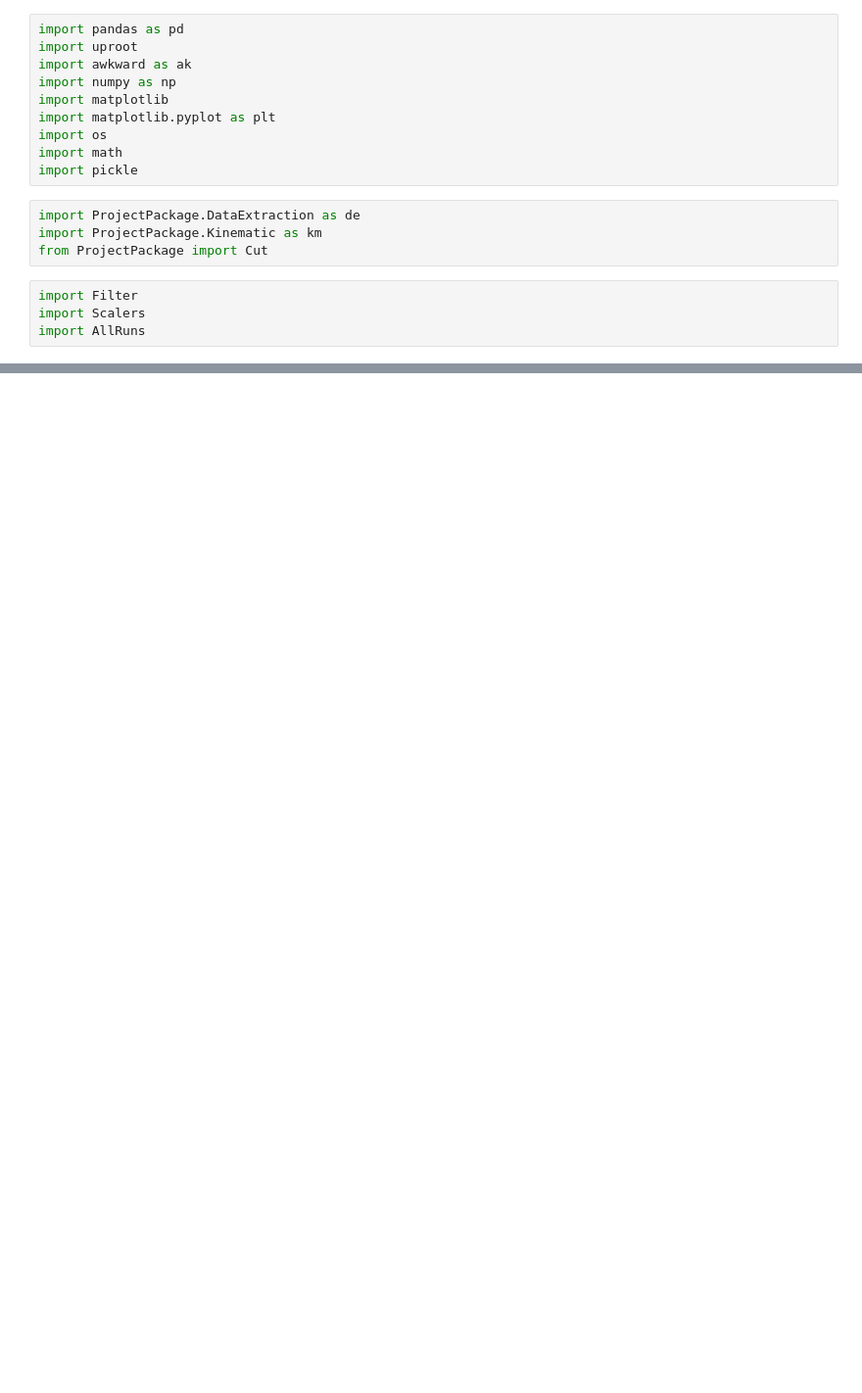
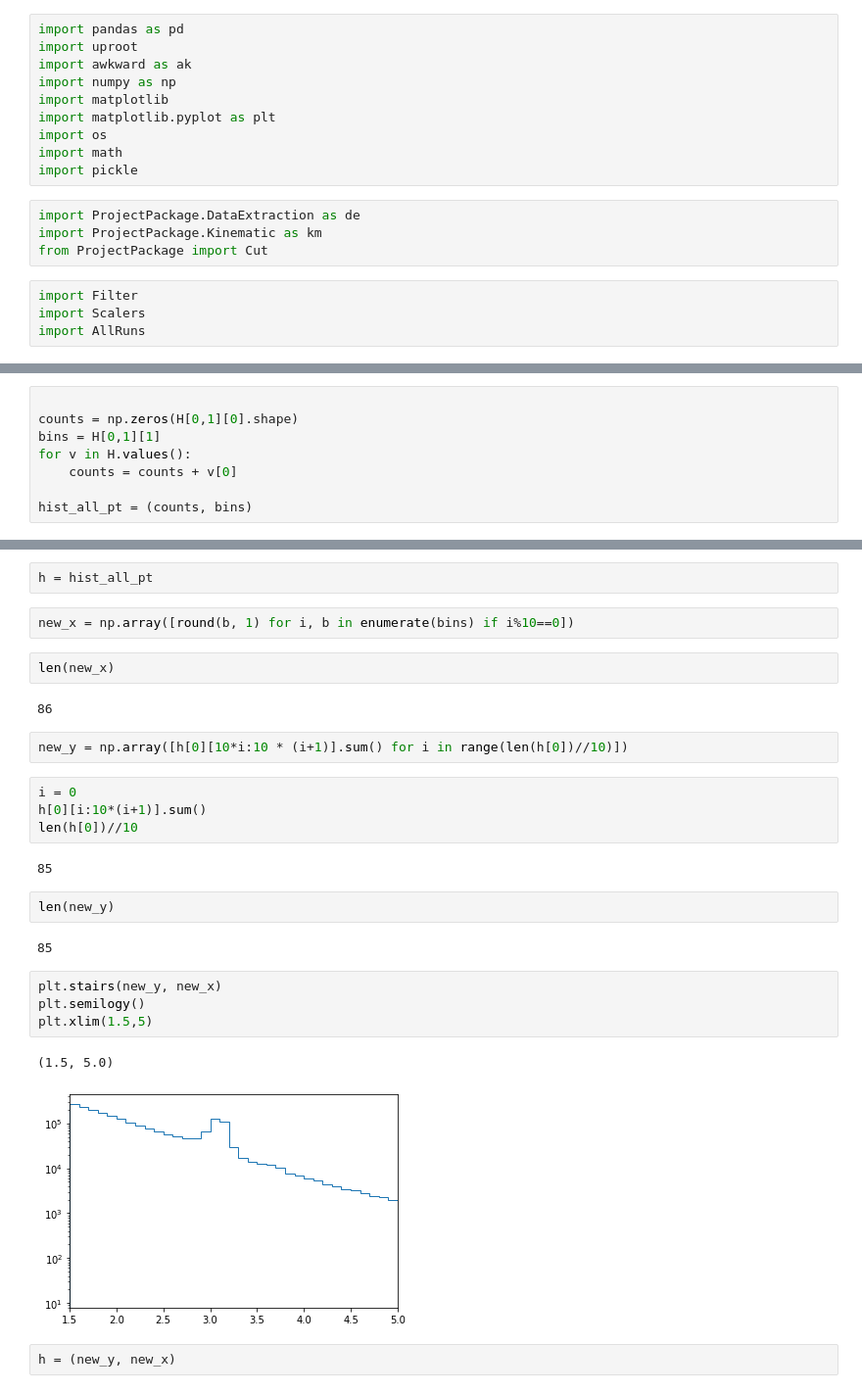
Before and after one commit to matteoIMT/qqbar2mumu-2021, a Jupyter notebook: All_runs.ipynb, the cells around one changed output, grey strips where cells are left out. Shown at 98% size. Drawn from its saved outputs; the diff is of its cells as text; blank space fills up the shorter version.

```diff
--- a/All_runs.ipynb
+++ b/All_runs.ipynb
@@ -60,0 +95,8 @@ for y, x in H.values():
+# %%
+
+counts = np.zeros(H[0,1][0].shape)
+bins = H[0,1][1]
+for v in H.values():
+    counts = counts + v[0]
+
+hist_all_pt = (counts, bins)
@@ -60,0 +123,29 @@ for y, x in H.values():
+# %%
+h = hist_all_pt
+# %%
+new_x = np.array([round(b, 1) for i, b in enumerate(bins) if i%10==0])
+# %%
+len(new_x)
+# %% [output]
+86
+# %%
+new_y = np.array([h[0][10*i:10 * (i+1)].sum() for i in range(len(h[0])//10)])
+# %%
+i = 0
+h[0][i:10*(i+1)].sum()
+len(h[0])//10
+# %% [output]
+85
+# %%
+len(new_y)
+# %% [output]
+85
+# %%
+plt.stairs(new_y, new_x)
+plt.semilogy()
+plt.xlim(1.5,5)
+# %% [output]
+(1.5, 5.0)
+[figure, added]
+# %%
+h = (new_y, new_x)
```
Also changed, not shown: parts of 25 cells of this notebook, 5 other files.
